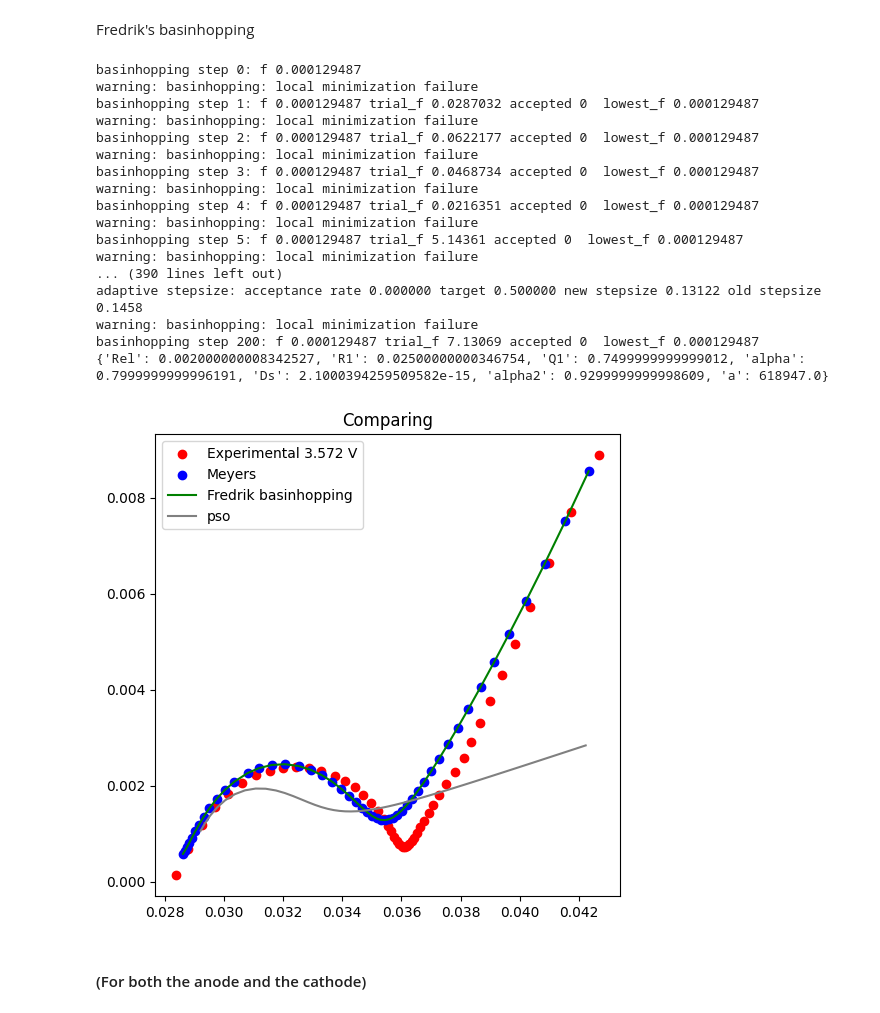
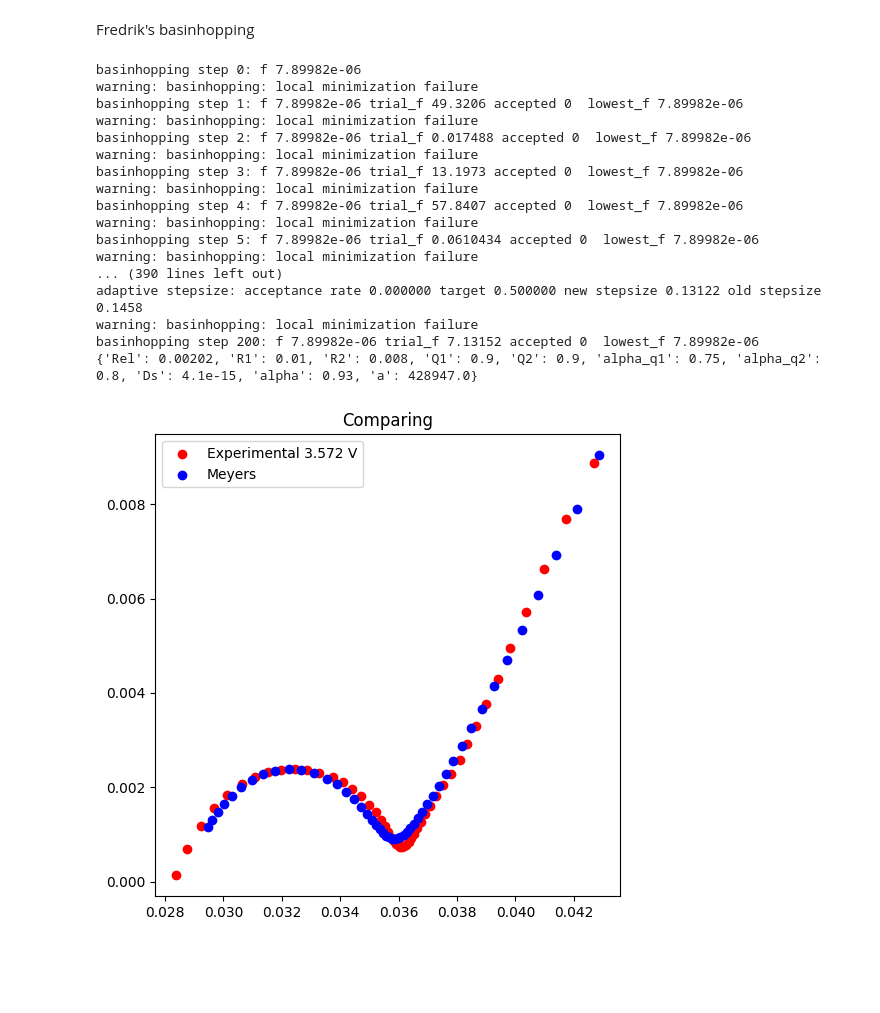
Before and after one commit to samaard2001/EIS-code, a Jupyter notebook: Code/EIS_ECM.ipynb, the cells around one changed output. Cells and saved outputs as stored; diff of their text form; code cells hidden in the pictures; blank space fills up the shorter version.

```diff
--- a/Code/EIS_ECM.ipynb
+++ b/Code/EIS_ECM.ipynb
@@ -585,13 +585,16 @@ a_fitting = {
 
 
 a_fitting = {
-    "Rel": 0.002, # motstand elektrolytt, [ohm.m^2]
-    "R1": 0.025,  # motstand, [ohm.m^2]
-    "Q1": 0.75,  # kapasitans
-    "alpha": 0.8,
-    "Ds": 2.1e-15,     # diffusjonskoeffisient [m^2.s^-1]
-    "alpha2": 0.93, #ikke-ideell diffusjon
-    "a": 618947,  # overflateareal porer/volum electrode [m^-1]
+    "Rel": 0.00202, # motstand elektrolytt, [ohm.m^2]
+    "R1": 0.01,  # motstand, [ohm.m^2]
+    "R2": 0.008,
+    "Q1": 0.9,  # kapasitans
+    "Q2": 0.9,
+    "alpha_q1": 0.75,
+    "alpha_q2": 0.8,
+    "Ds": 4.1e-15,     # diffusjonskoeffisient [m^2.s^-1]
+    "alpha": 0.93, #ikke-ideell diffusjon
+    "a": 428947,  # overflateareal porer/volum electrode [m^-1]
     }
 
 
@@ -602,5 +605,3 @@ epsilon_a = e_a # volume fraction anode
 K_a = (params['Electrolyte conductivity [S.m-1]'](c_e, T)*epsilon_a)/params['Negative electrode Bruggeman coefficient (electrolyte)']
 
 i = 1
-
-print(a_fitting['alpha'])
@@ -613,13 +612,13 @@ def R_part(Ds):
     R_part = _dU_dc_a*(Rs_a/(F*Ds))
     return R_part
 
-def Y_s(omega, Ds, alpha2):
-    omega_s = (omega*Rs_a**2)/Ds**alpha2
+def Y_s(omega, Ds, alpha):
+    omega_s = (omega*Rs_a**2)/Ds**alpha
     Y_s = (np.sqrt(1j*omega_s) - np.tanh(np.sqrt(1j*omega_s)))/np.tanh(np.sqrt(1j*omega_s))
     return Y_s
 
-def Y_particle(omega, R1, Q1, alpha, R_part, Y_s):
-    Y = 1/((R1 + R_part/Y_s)/(1 + (1j*omega)**alpha*Q1*(R1 + R_part/Y_s)))
+def Y_particle(omega, R1, R2, Q1, Q2, alpha_q1, alpha_q2, R_part, Y_s):
+    Y = 1/((R1 + R_part/Y_s)/(1 + (1j*omega)**alpha_q1*Q1*(R1 + R_part/Y_s)) + R2/(1 + (1j*omega)**alpha_q2*Q2*R2))
     return Y
 
 def v(a, Y):
@@ -633,8 +632,8 @@ def calculate_Z(comp, frequencies):
     ang_freq = 2 * np.pi * frequencies
 
     Rp = R_part(param['Ds'])
-    Ys = Y_s(ang_freq, param['Ds'], param['alpha2'])
-    Y = Y_particle(ang_freq, param['R1'], param['Q1'], param['alpha'], Rp, Ys)
+    Ys = Y_s(ang_freq, param['Ds'], param['alpha'])
+    Y = Y_particle(ang_freq, param['R1'], param['R2'], param['Q1'], param['Q2'], param['alpha_q1'], param['alpha_q2'], Rp, Ys)
     v_calc = v(param['a'], Y)
 
     # The total impedance:
@@ -752,8 +751,8 @@ exp_real = np.array(get_exp_data(1, "")[0][0])
 exp_imag = np.array(get_exp_data(1, "")[0][1])
 frequencies = np.array(get_exp_data(1, "")[1])
 
-lower_bounds = [0, 0, 0, 0, 1e-20, 0, 1e4]
-upper_bounds = [0.002, 0.03, 1, 1, 1e-15, 1, 1e8]
+lower_bounds = [0, 0, 0, 0, 0, 0, 0, 1e-20, 0, 1e4, ]
+upper_bounds = [0.002, 0.03, 0.03, 3, 3, 1, 1, 1e-15, 1, 1e8]
 bounds = (lower_bounds, upper_bounds)
 
 initial_elems = dict_to_list(a_fitting)
@@ -768,7 +767,7 @@ def diff_func(comp, exp_real, exp_imag, frequencies):
 def wrapped_diff_function(params):
     return np.array([diff_func(param_set, exp_real, exp_imag, frequencies) for param_set in params])
 
-n_dim = 7 # changing 6 parameters
+n_dim = 10 # changing 10 parameters
 
 options = {'c1': 0.5,      # Cognitive parameter (influence of personal best)
     'c2': 0.3,      # Social parameter (influence of global best)
@@ -792,8 +793,8 @@ exp_real = np.array(get_exp_data(1, "")[0][0])
 exp_imag = np.array(get_exp_data(1, "")[0][1])
 frequencies = np.array(get_exp_data(1, "")[1])
 
-lower_bounds = [0, 0, 0, 0, 1e-20, 0, 1e3]
-upper_bounds = [0.03, 0.1, 2, 1, 1e-10, 1, 1e8]
+lower_bounds = [0, 0, 0, 0, 0, 0, 0, 1e-20, 0, 1e3]
+upper_bounds = [0.03, 0.1, 0.1,  5, 5, 1, 1, 1e-10, 1, 1e8]
 bounds = list(zip(lower_bounds, upper_bounds))
 #bounds_values = (lower_bounds, upper_bounds)
 #bounds = [bounds_values] * len(dict_to_list(a_fitting)),
@@ -813,43 +814,41 @@ sol = basinhopping(diff_func, x0=initial_elems, niter=200, T=1, stepsize=0.2, mi
 sol_elems = list_to_dict(a_fitting, sol.x)
 print(sol_elems)
 # %% [output]
-basinhopping step 0: f 0.000129487
+basinhopping step 0: f 7.89982e-06
 warning: basinhopping: local minimization failure
-basinhopping step 1: f 0.000129487 trial_f 0.0287032 accepted 0  lowest_f 0.000129487
+basinhopping step 1: f 7.89982e-06 trial_f 49.3206 accepted 0  lowest_f 7.89982e-06
 warning: basinhopping: local minimization failure
-basinhopping step 2: f 0.000129487 trial_f 0.0622177 accepted 0  lowest_f 0.000129487
+basinhopping step 2: f 7.89982e-06 trial_f 0.017488 accepted 0  lowest_f 7.89982e-06
 warning: basinhopping: local minimization failure
-basinhopping step 3: f 0.000129487 trial_f 0.0468734 accepted 0  lowest_f 0.000129487
+basinhopping step 3: f 7.89982e-06 trial_f 13.1973 accepted 0  lowest_f 7.89982e-06
 warning: basinhopping: local minimization failure
-basinhopping step 4: f 0.000129487 trial_f 0.0216351 accepted 0  lowest_f 0.000129487
+basinhopping step 4: f 7.89982e-06 trial_f 57.8407 accepted 0  lowest_f 7.89982e-06
 warning: basinhopping: local minimization failure
-basinhopping step 5: f 0.000129487 trial_f 5.14361 accepted 0  lowest_f 0.000129487
+basinhopping step 5: f 7.89982e-06 trial_f 0.0610434 accepted 0  lowest_f 7.89982e-06
 warning: basinhopping: local minimization failure
 ... (390 lines left out)
 adaptive stepsize: acceptance rate 0.000000 target 0.500000 new stepsize 0.13122 old stepsize 0.1458
 warning: basinhopping: local minimization failure
-basinhopping step 200: f 0.000129487 trial_f 7.13069 accepted 0  lowest_f 0.000129487
-{'Rel': 0.002000000008342527, 'R1': 0.02500000000346754, 'Q1': 0.7499999999999012, 'alpha': 0.7999999999996191, 'Ds': 2.1000394259509582e-15, 'alpha2': 0.9299999999998609, 'a': 618947.0}
+basinhopping step 200: f 7.89982e-06 trial_f 7.13152 accepted 0  lowest_f 7.89982e-06
+{'Rel': 0.00202, 'R1': 0.01, 'R2': 0.008, 'Q1': 0.9, 'Q2': 0.9, 'alpha_q1': 0.75, 'alpha_q2': 0.8, 'Ds': 4.1e-15, 'alpha': 0.93, 'a': 428947.0}
 # %%
 frequencies = np.array(get_exp_data(i, "")[1])
 Z = calculate_Z(dict_to_list(a_fitting), frequencies)
 Z_pso = calculate_Z(best_params, frequencies)
 Z_Fbasin = calculate_Z(sol.x, frequencies)
 
 fig, ax = plt.subplots(figsize=(6, 6))
 ax.scatter(np.array(get_exp_data(i, "")[0][0]), -np.array(get_exp_data(i, "")[0][1]), color = 'red', label=f"Experimental "+str(np.round(get_vdc(i, ""),3))+" V")
 ax.scatter(Z.real, -Z.imag, label = f'Meyers', color = 'blue')
-ax.plot(Z_Fbasin.real, -Z_Fbasin.imag, label = f'Fredrik basinhopping', color = 'green')
-ax.plot(Z_pso.real, -Z_pso.imag, label = f'pso', color = 'grey')
+#ax.plot(Z_Fbasin.real, -Z_Fbasin.imag, label = f'Fredrik basinhopping', color = 'green')
+#ax.plot(Z_pso.real, -Z_pso.imag, label = f'pso', color = 'grey')
 
 
 #ax.set_xlim(0.016, 0.045)
 #ax.set_ylim(0, 0.012)
 
 plt.legend()
 plt.title("Comparing")
 plt.show()
 # %% [output]
-[figure, old version]
+[figure, new version]
-# %% [markdown]
-#### (For both the anode and the cathode)
```
Also changed, not shown: parts of 15 cells of this notebook, 1 other file.
